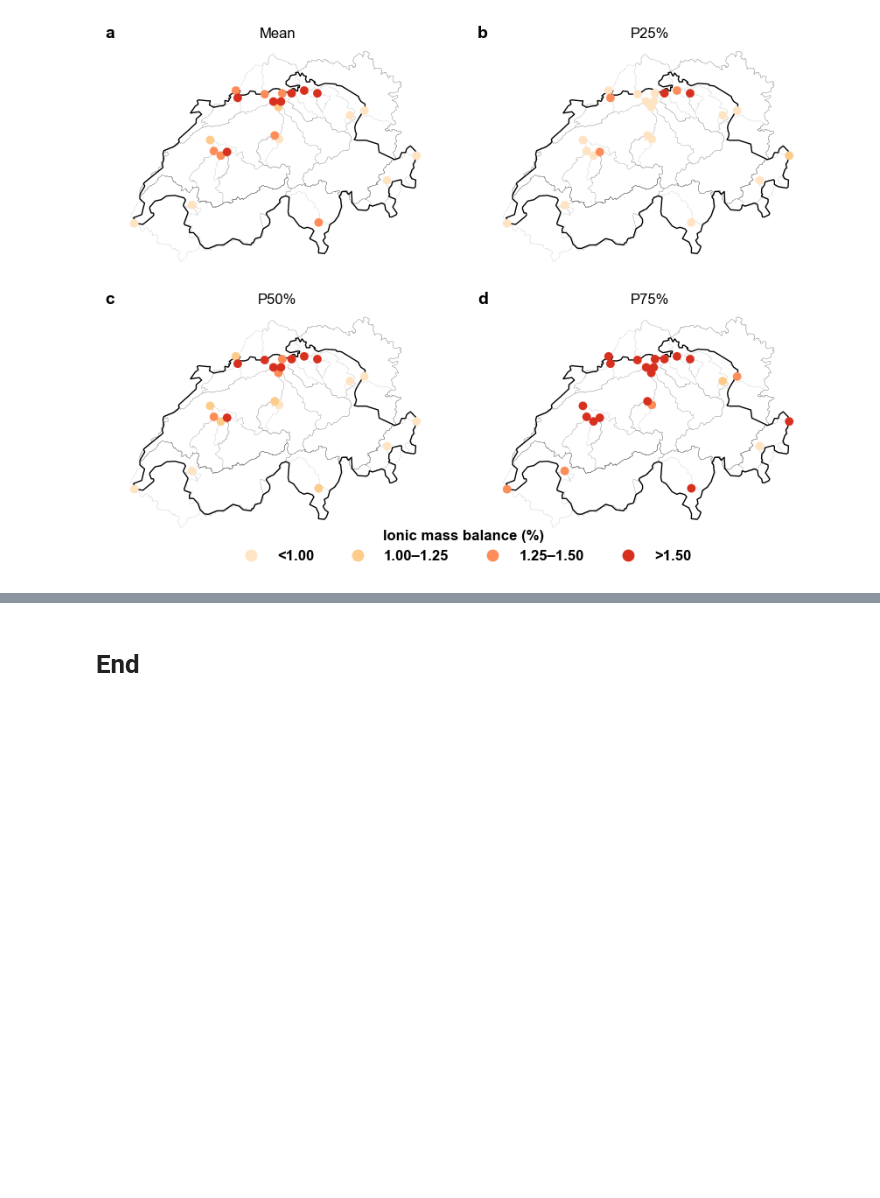
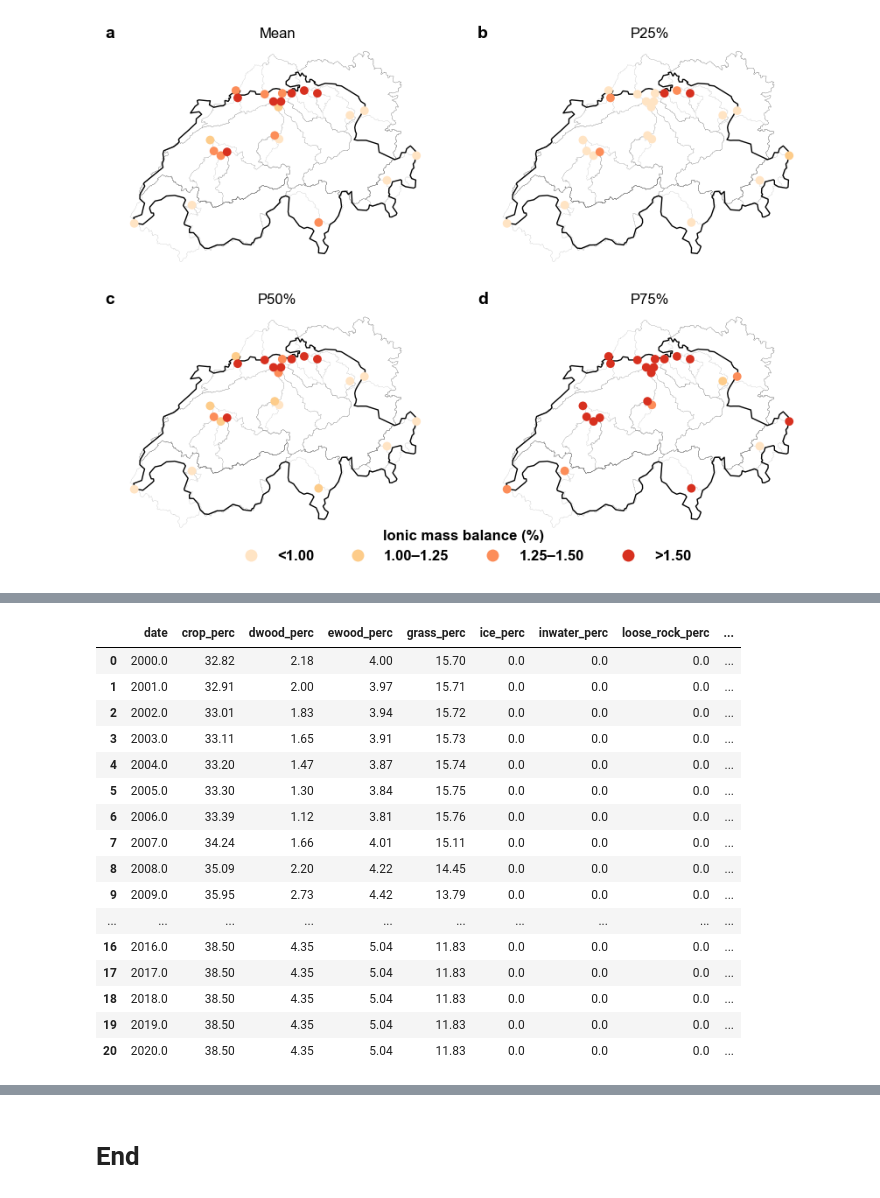
Before and after one commit to thiagovmdon/camels-ch-chem-paper, a Jupyter notebook: code/paper/camels_ch_chem_D_figs_and_validation.ipynb, the cells around one changed output, grey strips where cells are left out. Cells and saved outputs as stored; diff of their text form; code cells hidden in the pictures; blank space fills up the shorter version.

```diff
--- a/code/paper/camels_ch_chem_D_figs_and_validation.ipynb
+++ b/code/paper/camels_ch_chem_D_figs_and_validation.ipynb
@@ -3419,0 +3514,20 @@ plt.show()
+# %%
+landcover_df
+# %% [output]
+|  | date | crop_perc | dwood_perc | ewood_perc | grass_perc | ice_perc | inwater_perc | loose_rock_perc | ... |
+| 0 | 2000.0 | 32.82 | 2.18 | 4.00 | 15.70 | 0.0 | 0.0 | 0.0 | ... |
+| 1 | 2001.0 | 32.91 | 2.00 | 3.97 | 15.71 | 0.0 | 0.0 | 0.0 | ... |
+| 2 | 2002.0 | 33.01 | 1.83 | 3.94 | 15.72 | 0.0 | 0.0 | 0.0 | ... |
+| 3 | 2003.0 | 33.11 | 1.65 | 3.91 | 15.73 | 0.0 | 0.0 | 0.0 | ... |
+| 4 | 2004.0 | 33.20 | 1.47 | 3.87 | 15.74 | 0.0 | 0.0 | 0.0 | ... |
+| 5 | 2005.0 | 33.30 | 1.30 | 3.84 | 15.75 | 0.0 | 0.0 | 0.0 | ... |
+| 6 | 2006.0 | 33.39 | 1.12 | 3.81 | 15.76 | 0.0 | 0.0 | 0.0 | ... |
+| 7 | 2007.0 | 34.24 | 1.66 | 4.01 | 15.11 | 0.0 | 0.0 | 0.0 | ... |
+| 8 | 2008.0 | 35.09 | 2.20 | 4.22 | 14.45 | 0.0 | 0.0 | 0.0 | ... |
+| 9 | 2009.0 | 35.95 | 2.73 | 4.42 | 13.79 | 0.0 | 0.0 | 0.0 | ... |
+| ... | ... | ... | ... | ... | ... | ... | ... | ... | ... |
+| 16 | 2016.0 | 38.50 | 4.35 | 5.04 | 11.83 | 0.0 | 0.0 | 0.0 | ... |
+| 17 | 2017.0 | 38.50 | 4.35 | 5.04 | 11.83 | 0.0 | 0.0 | 0.0 | ... |
+| 18 | 2018.0 | 38.50 | 4.35 | 5.04 | 11.83 | 0.0 | 0.0 | 0.0 | ... |
+| 19 | 2019.0 | 38.50 | 4.35 | 5.04 | 11.83 | 0.0 | 0.0 | 0.0 | ... |
+| 20 | 2020.0 | 38.50 | 4.35 | 5.04 | 11.83 | 0.0 | 0.0 | 0.0 | ... |
```
Also changed, not shown: parts of 14 cells of this notebook, 2 other files.
